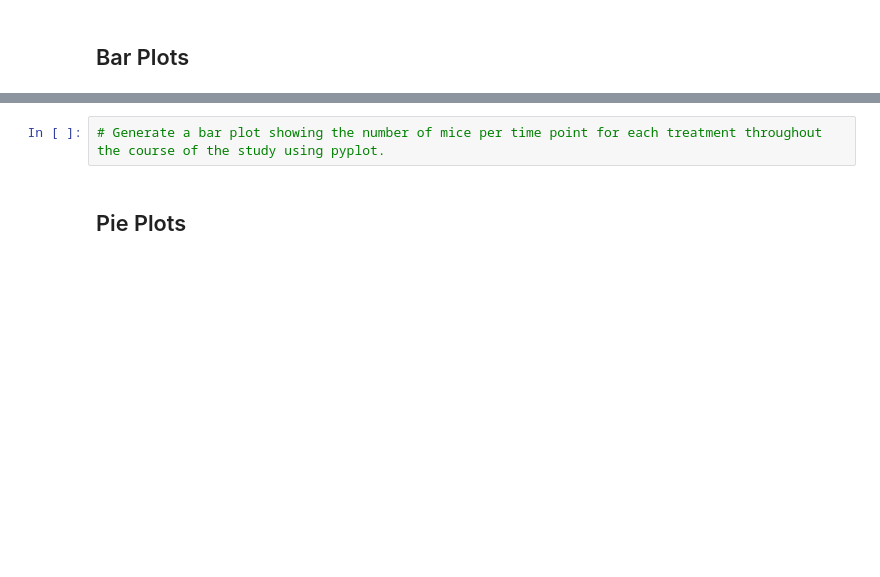
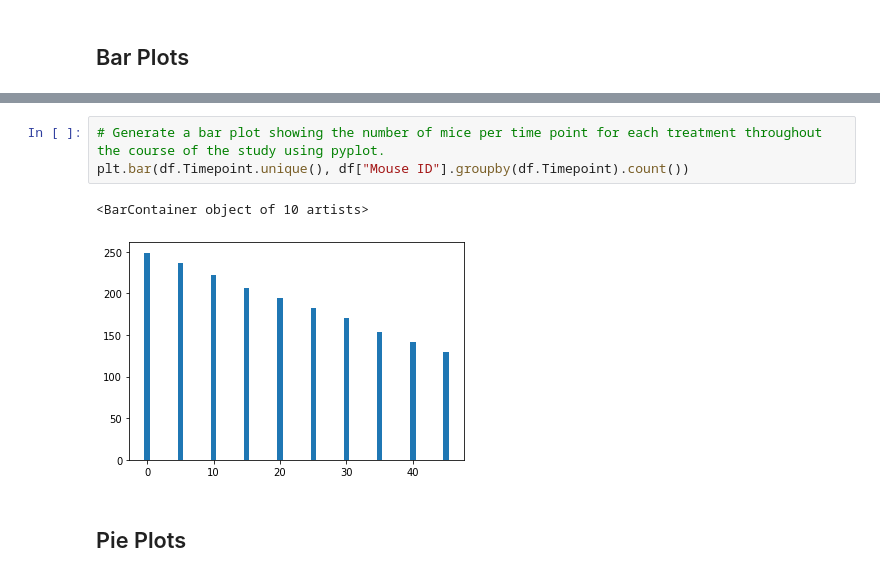
Before and after one commit to msheker/UCI_projects, a Jupyter notebook: matplotlib-challenge/Pymaceuticals/pymaceuticals_starter.ipynb, the cells around one changed output, grey strips where cells are left out. Cells and saved outputs as stored; diff of their text form; blank space fills up the shorter version.

```diff
--- a/matplotlib-challenge/Pymaceuticals/pymaceuticals_starter.ipynb
+++ b/matplotlib-challenge/Pymaceuticals/pymaceuticals_starter.ipynb
@@ -90,5 +114,9 @@ df.plot()
 # %%
 # Generate a bar plot showing the number of mice per time point for each treatment throughout the course of the study using pyplot.
+plt.bar(df.Timepoint.unique(), df["Mouse ID"].groupby(df.Timepoint).count())
+# %% [output]
+<BarContainer object of 10 artists>
+[figure, added]
 # %% [markdown]
 ## Pie Plots
 # %%
```
Also changed, not shown: parts of 14 cells of this notebook, 9 other files.
